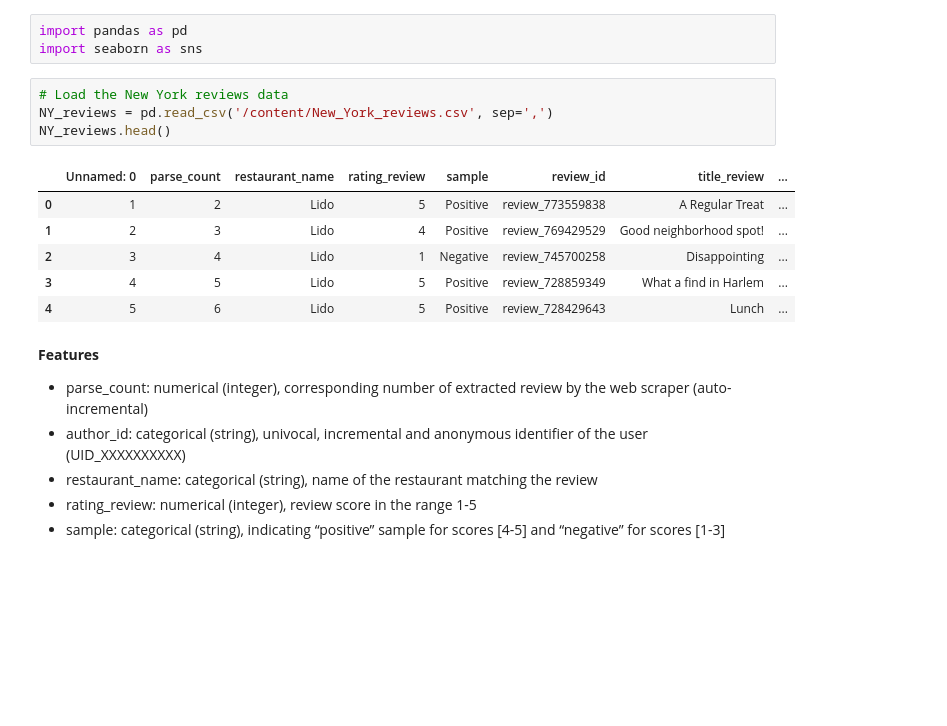
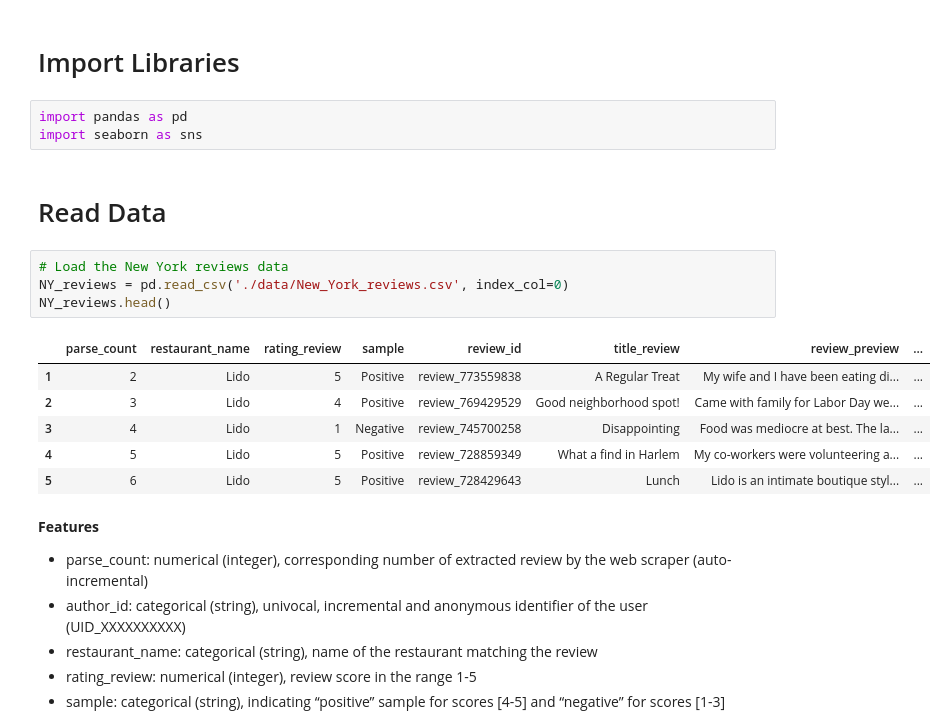
Before and after one commit to OxanaDrotieva/TripAdvisor_NLP, a Jupyter notebook: NY_reviews_cleaned.ipynb, the cells around one changed output. Cells and saved outputs as stored; diff of their text form; blank space fills up the shorter version.

```diff
--- a/NY_reviews_cleaned.ipynb
+++ b/NY_reviews_cleaned.ipynb
@@ -1,17 +1,21 @@
+# %% [markdown]
+# Import Libraries
 # %%
 import pandas as pd
 import seaborn as sns
+# %% [markdown]
+# Read Data
 # %%
 # Load the New York reviews data
-NY_reviews = pd.read_csv('/content/New_York_reviews.csv', sep=',')
+NY_reviews = pd.read_csv('./data/New_York_reviews.csv', index_col=0)
 NY_reviews.head()
 # %% [output]
-|  | Unnamed: 0 | parse_count | restaurant_name | rating_review | sample | review_id | title_review | ... |
-| 0 | 1 | 2 | Lido | 5 | Positive | review_773559838 | A Regular Treat | ... |
-| 1 | 2 | 3 | Lido | 4 | Positive | review_769429529 | Good neighborhood spot! | ... |
-| 2 | 3 | 4 | Lido | 1 | Negative | review_745700258 | Disappointing | ... |
-| 3 | 4 | 5 | Lido | 5 | Positive | review_728859349 | What a find in Harlem | ... |
-| 4 | 5 | 6 | Lido | 5 | Positive | review_728429643 | Lunch | ... |
+|  | parse_count | restaurant_name | rating_review | sample | review_id | title_review | review_preview | ... |
+| 1 | 2 | Lido | 5 | Positive | review_773559838 | A Regular Treat | My wife and I have been eating di... | ... |
+| 2 | 3 | Lido | 4 | Positive | review_769429529 | Good neighborhood spot! | Came with family for Labor Day we... | ... |
+| 3 | 4 | Lido | 1 | Negative | review_745700258 | Disappointing | Food was mediocre at best. The la... | ... |
+| 4 | 5 | Lido | 5 | Positive | review_728859349 | What a find in Harlem | My co-workers were volunteering a... | ... |
+| 5 | 6 | Lido | 5 | Positive | review_728429643 | Lunch | Lido is an intimate boutique styl... | ... |
 # %% [markdown]
 **Features**
 
```
Also changed, not shown: parts of 33 cells of this notebook.
